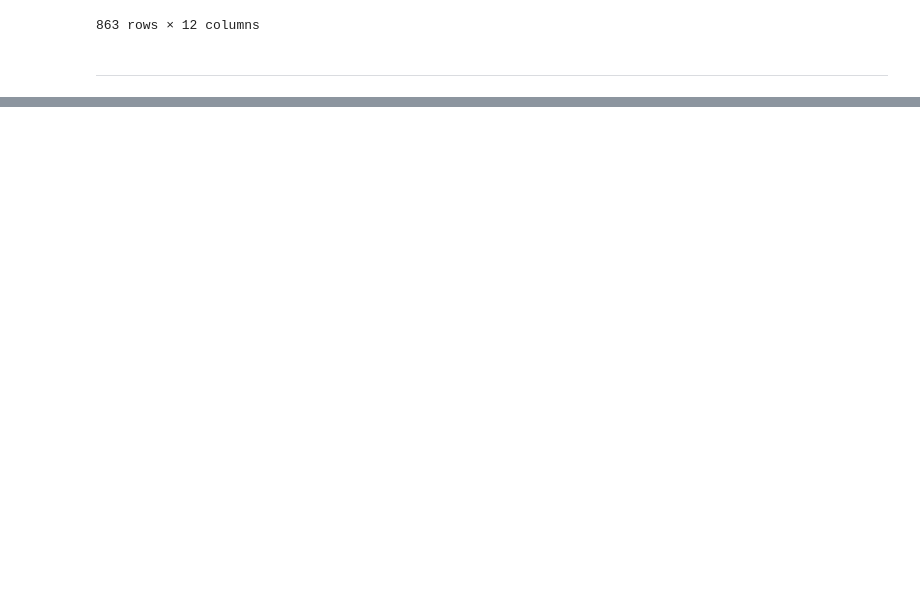
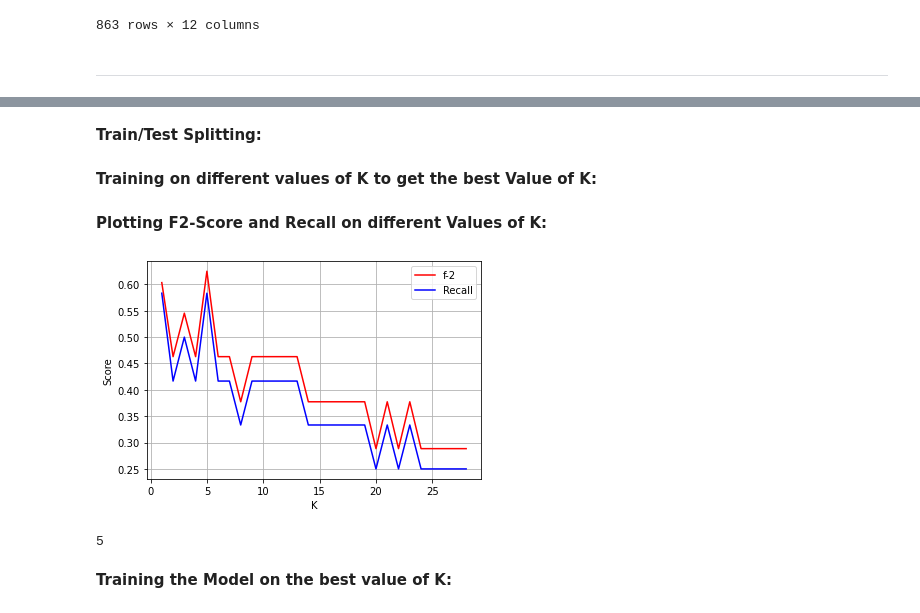
Before and after one commit to dona-samir/COVID-19-Outcome-Prediction, a Jupyter notebook: covid19OutcomePrediction.ipynb, the cells around one changed output, grey strips where cells are left out. Saved outputs shown, nothing was run; the diff lists cells and outputs as text; code cells hidden in the pictures; blank space fills up the shorter version.

Commit message:
KNN Classifier
applied KNN classifier with different preprocessing and choosing the best model.

```diff
--- a/covid19OutcomePrediction.ipynb
+++ b/covid19OutcomePrediction.ipynb
@@ -204,0 +228,4 @@ df
+# %%
+y = df['result']
+X = df.drop(columns=['result'])
+X
@@ -204,0 +247,37 @@ df
+# %% [markdown]
+__Train/Test Splitting:__
+# %%
+X1_train, X1_test, y1_train, y1_test = train_test_split(X,y,test_size=0.1,random_state=10)
+# %% [markdown]
+__Training on different values of K to get the best Value of K:__
+# %%
+rec = list()
+f2 = list()
+
+for i in range (1,int(np.sqrt(len(X)))):
+    knn = KNeighborsClassifier(n_neighbors=i)
+    knn.fit(X1_train, y1_train)
+    y_pred_prob = knn.predict_proba(X1_test)
+    y_pred_prob = y_pred_prob[:, 1]
+    y_pred = knn.predict(X1_test)
+    rec.append(recall_score(y1_test, y_pred))
+    f2.append(fbeta_score(y1_test, y_pred, beta=2))
+# %% [markdown]
+__Plotting F2-Score and Recall on different Values of K:__
+# %%
+plt.plot(range(1,int(np.sqrt(len(X)))), f2, 'r',label="f-2")
+plt.plot(range(1,int(np.sqrt(len(X)))), rec, 'b',label ="Recall")
+plt.ylabel("Score")
+plt.xlabel("K")
+plt.legend()
+plt.grid()
+plt.show()
+# %% [output]
+[figure, added]
+# %%
+k=f2.index(max(f2))+1
+k
+# %% [output]
+5
+# %% [markdown]
+__Training the Model on the best value of K:__
```
Also changed, not shown: parts of 121 cells of this notebook.
